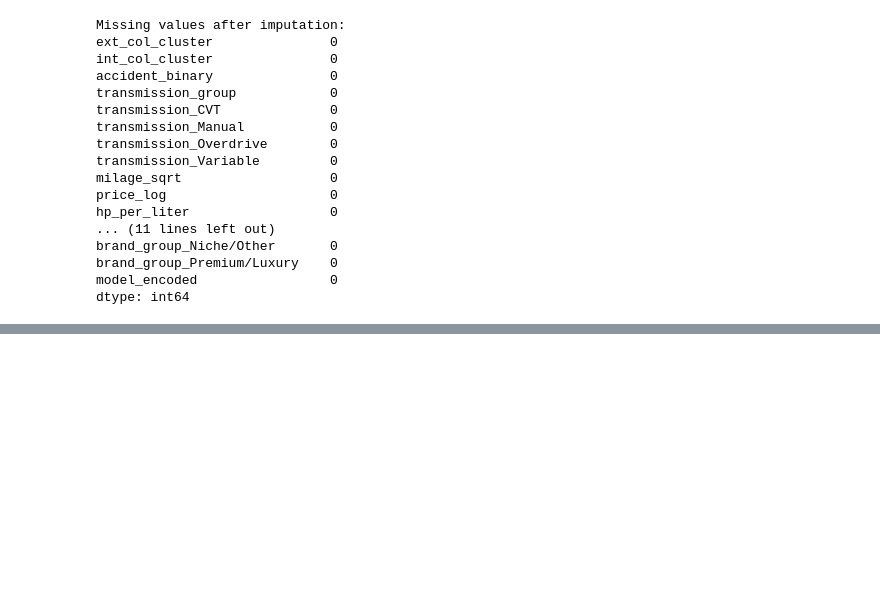
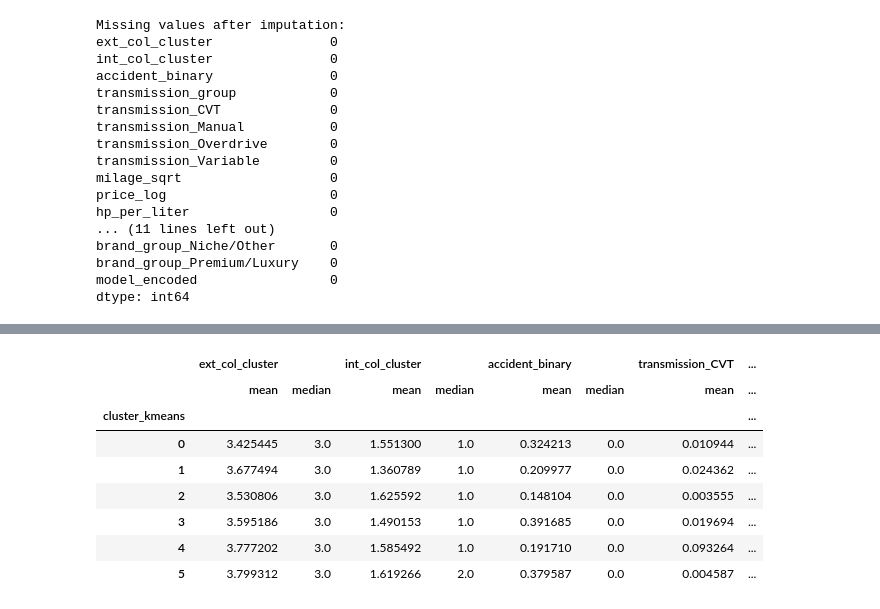
Before and after one commit to rverma6/used-car-price-prediction, a Jupyter notebook: cleaned.ipynb, the cells around one changed output, grey strips where cells are left out. Saved outputs shown, nothing was run; the diff lists cells and outputs as text; code cells hidden in the pictures; blank space fills up the shorter version.

```diff
--- a/cleaned.ipynb
+++ b/cleaned.ipynb
@@ -1939,0 +2056,11 @@ X.head(20)
+# %%
+# Jupyter Cell: K-Means Clustering with chosen k (e.g., k=4)
+k = 6
+kmeans = KMeans(n_clusters=k, random_state=42)
+labels_kmeans = kmeans.fit_predict(X_scaled)
+
+X_kmeans = X.copy()
+X_kmeans['cluster_kmeans'] = labels_kmeans
+
+print("K-Means Cluster Sizes:")
+print(X_kmeans['cluster_kmeans'].value_counts())
@@ -1939,0 +2083,14 @@ X.head(20)
+# %%
+# Jupyter Cell: Examine Cluster Characteristics
+cluster_summary = X_kmeans.groupby('cluster_kmeans').agg(['mean','median'])
+cluster_summary
+# %% [output]
+|  | ext_col_cluster |  | int_col_cluster |  | accident_binary |  | transmission_CVT | ... |
+|  | mean | median | mean | median | mean | median | mean | ... |
+| cluster_kmeans |  |  |  |  |  |  |  | ... |
+| 0 | 3.425445 | 3.0 | 1.551300 | 1.0 | 0.324213 | 0.0 | 0.010944 | ... |
+| 1 | 3.677494 | 3.0 | 1.360789 | 1.0 | 0.209977 | 0.0 | 0.024362 | ... |
+| 2 | 3.530806 | 3.0 | 1.625592 | 1.0 | 0.148104 | 0.0 | 0.003555 | ... |
+| 3 | 3.595186 | 3.0 | 1.490153 | 1.0 | 0.391685 | 0.0 | 0.019694 | ... |
+| 4 | 3.777202 | 3.0 | 1.585492 | 1.0 | 0.191710 | 0.0 | 0.093264 | ... |
+| 5 | 3.799312 | 3.0 | 1.619266 | 2.0 | 0.379587 | 0.0 | 0.004587 | ... |
```
Also changed, not shown: parts of 16 cells of this notebook.
